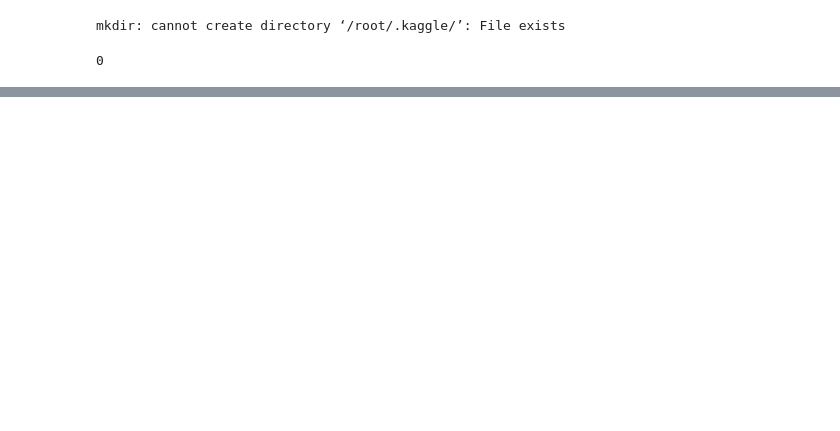
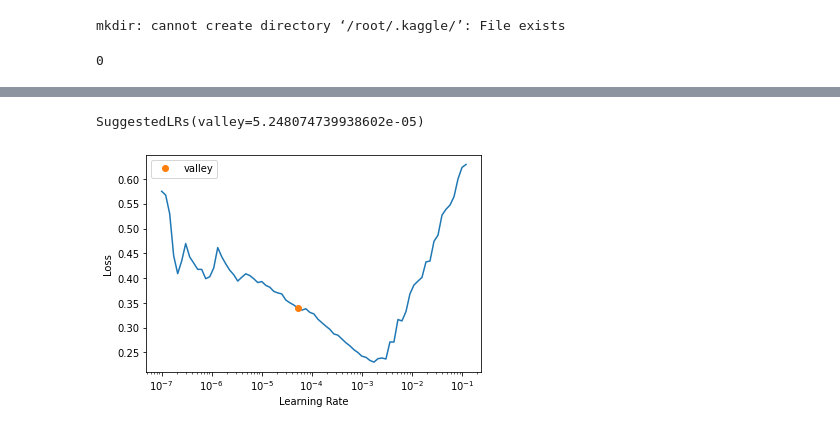
Before and after one commit to vp-82/document-processing-demo, a Jupyter notebook: 01_small_data_simple_baseline_model.ipynb, the cells around one changed output, grey strips where cells are left out. Saved outputs shown, nothing was run; the diff lists cells and outputs as text; code cells hidden in the pictures; blank space fills up the shorter version.

```diff
--- a/01_small_data_simple_baseline_model.ipynb
+++ b/01_small_data_simple_baseline_model.ipynb
@@ -73,0 +92,3 @@ dls.show_batch(nrows=1, ncols=3)
+# %%
+learn.lr_find()
+# %% [output]
@@ -73,0 +96,2 @@ dls.show_batch(nrows=1, ncols=3)
+SuggestedLRs(valley=5.248074739938602e-05)
+[figure, added]
```
Also changed, not shown: parts of 10 cells of this notebook.
